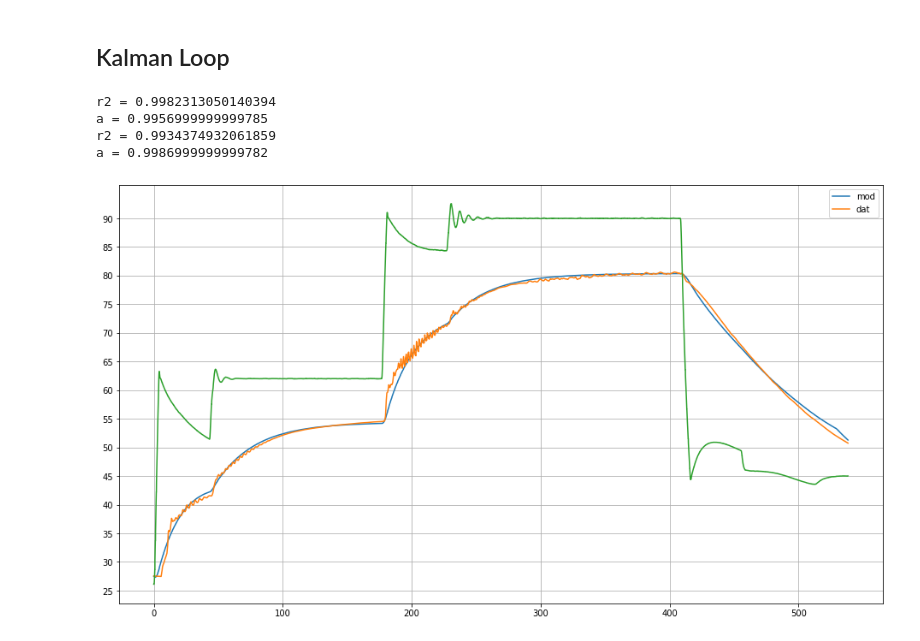
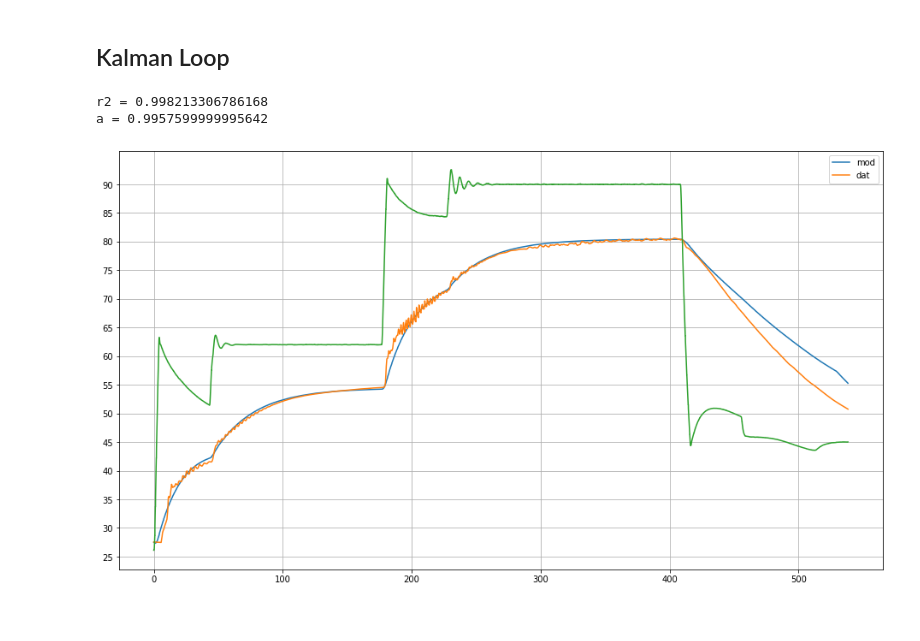
Before and after one commit to joshlwhitehead/work, a Jupyter notebook: analysis/heat/dataqstuff/kalmanFullRun.ipynb, the cells around one changed output. Saved outputs shown, nothing was run; the diff lists cells and outputs as text; code cells hidden in the pictures.

```diff
--- a/analysis/heat/dataqstuff/kalmanFullRun.ipynb
+++ b/analysis/heat/dataqstuff/kalmanFullRun.ipynb
@@ -20,11 +20,12 @@ def r2surf(zlist,zlistfit):
     return r2
 
 full = dat.modRetrainData                               #list of data has form of [time,thermister,sample]
+cool = dat.modRetrainCool
 
 
-def findOffset(setTemp1,setTemp2,setTemp3,ssEnd1,ssEnd2,ssEnd3):
-    offsetA = setTemp1 - np.average(full[2][ssEnd1-100:ssEnd1])           #find offsets by subtracting sample temp at ss from thermister temp
-    offsetB = setTemp2 - np.average(full[2][ssEnd2-100:ssEnd2])            #setTemp = thermister temp @ss
+def findOffset(data,setTemp1,setTemp2,setTemp3,ssEnd1,ssEnd2,ssEnd3):
+    offsetA = setTemp1 - np.average(data[2][ssEnd1-50:ssEnd1])           #find offsets by subtracting sample temp at ss from thermister temp
+    offsetB = setTemp2 - np.average(data[2][ssEnd2-50:ssEnd2])            #setTemp = thermister temp @ss
                                                                             #ssEnd = index where steady state ends
 
     xx = np.array([setTemp1,setTemp2])
@@ -37,10 +38,10 @@ def findOffset(setTemp1,setTemp2,setTemp3,ssEnd1,ssEnd2,ssEnd3):
     print(r2(yy,aa*xx+bb))
     print('offset =',aa,'* therm +',bb)
     return aa,bb
-aH,bH = findOffset(62,90,0,1300,3000,0)
+aH,bH = findOffset(full,62,90,0,1300,3000,0)
 
-aC = -0.004822680890538034
-bC = 0.7402680890538067
-cC = -18.674434137291467
+# aC = -0.004822680890538034
+# bC = 0.7402680890538067
+# cC = -18.674434137291467
 # %% [output]
 1.0
@@ -49,8 +50,13 @@ offset = 0.07046005129043789 * therm + 3.2859631202298005
+# %%
+aC = 0.19999999999999982
+bC = -1.9999999999999885
+# aC, bC = findOffset(cool,40,60,0,6741,-1,0)
 # %% [markdown]
 ## Kalman Loop
 # %%
 sampa = full[2][:]                                                   #temp of sample
 therma = full[1][:len(sampa)]
+
 
 def findTrustVal(interval,type):                                             # loops through many possibilities for model coeffs and chooses the one with the highest r2 value
     if type == 'heat':                                                                    # adjust interval to refine model coeffs.
@@ -62,7 +68,7 @@ def findTrustVal(interval,type):                                             # l
     rr = {}
 
 
-    big = np.arange(.8,1,interval)
+    big = np.arange(.9,1,interval)
     for i in big:
         zlistfit = []
 
@@ -77,7 +83,7 @@ def findTrustVal(interval,type):                                             # l
                 if type == 'heat':
                     offset = aH*therm[k]+bH
                 else:
-                    offset = aC*therm[k]**2+bC*therm[k]+cC
+                    offset = aC*therm[k]+bC
                 old = old*i+(therm[k]-offset)*(1-i)
                 zlistfit.append(old)
 
@@ -95,38 +101,37 @@ def findTrustVal(interval,type):                                             # l
     # trust = .99802
     return trust
 
-trust = findTrustVal(.0001,'heat')
-trustC = findTrustVal(.0001,'cool')
+trust = findTrustVal(.00001,'heat')
+# trustC = findTrustVal(.00001,'cool')
+trustC = .99909
 # %% [output]
-r2 = 0.9982313050140394
-a = 0.9956999999999785
-r2 = 0.9934374932061859
-a = 0.9986999999999782
+r2 = 0.998213306786168
+a = 0.9957599999995642
 # %%
 def plotMod():                                              #plot mod and sample
     plt.figure(figsize=(16,9))
 
     old = sampa[0]
     ans = []
 
     for k in range(len(therma)):
         if k <= 3088:
             offset = aH*therma[k]+bH
             old = old*trust+(therma[k]-offset)*(1-trust)
             ans.append(old)
         else:
-            offset = aC*therma[k]**2+bC*therma[k]+cC
+            offset = aC*therma[k]+bC
             old = old*trustC+(therma[k]-offset)*(1-trustC)
             ans.append(old)
     plt.plot(full[0][:len(sampa)],ans,label='mod')
 
 
     plt.plot(full[0][:len(sampa)],sampa,label='dat')
     plt.plot(full[0][:len(sampa)],therma)
     plt.grid()
     plt.yticks(np.arange(25,95,5))
     plt.legend()
     ;
 plotMod()
 # %% [output]
-[figure, old version]
+[figure, new version]
```
Also changed, not shown: parts of 1 cell of this notebook, 16 other files.
